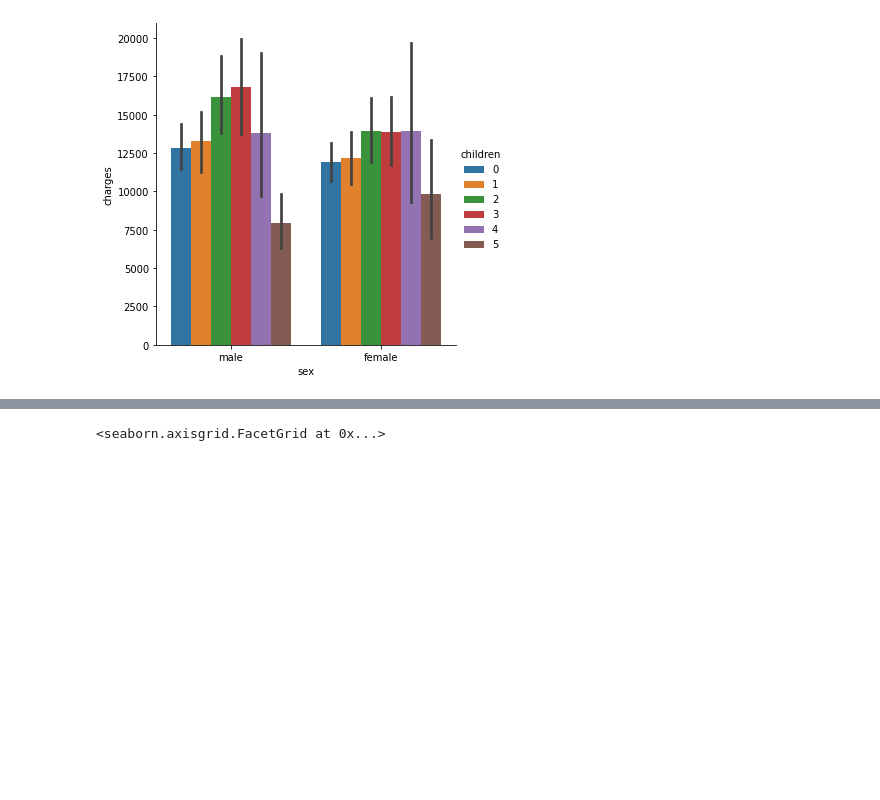
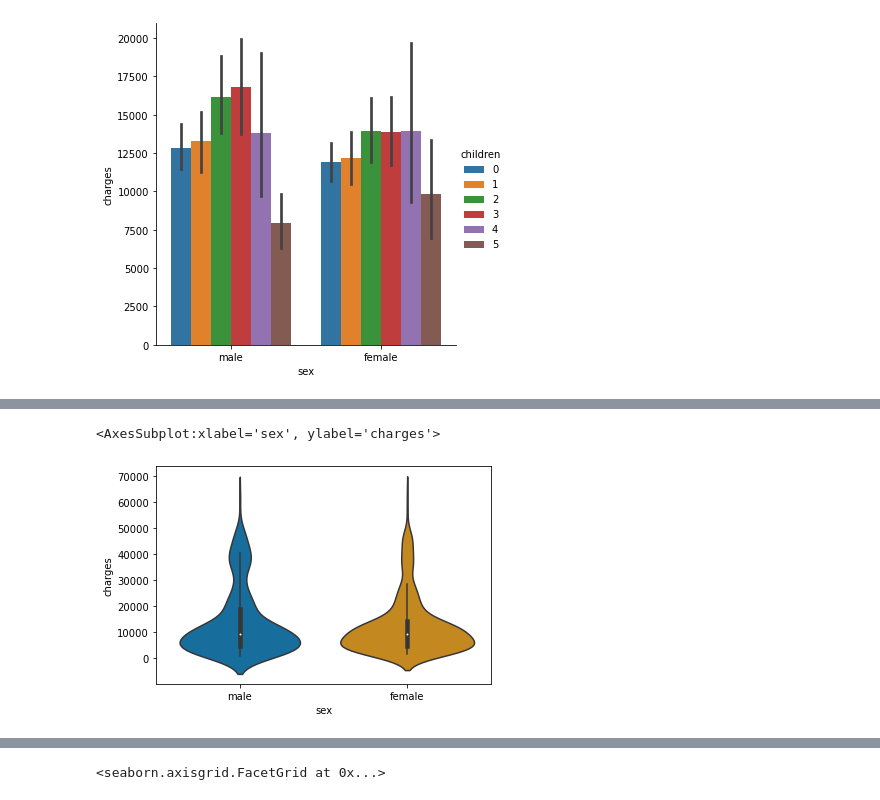
Before and after one commit to data301-2020-winter2/course-project-group_1041, a Jupyter notebook: analysis/submitted/milestone2.ipynb, the cells around one changed output, grey strips where cells are left out. Cells and saved outputs as stored; diff of their text form; code cells hidden in the pictures; blank space fills up the shorter version.

```diff
--- a/analysis/submitted/milestone2.ipynb
+++ b/analysis/submitted/milestone2.ipynb
@@ -48,0 +65,5 @@ sns.catplot(data=df, x='sex', y='charges', hue='children', kind='bar')
+# %%
+sns.violinplot(x='sex', y='charges', data=df, palette='colorblind')
+# %% [output]
+<AxesSubplot:xlabel='sex', ylabel='charges'>
+[figure, added]
```
Also changed, not shown: parts of 13 cells of this notebook.
